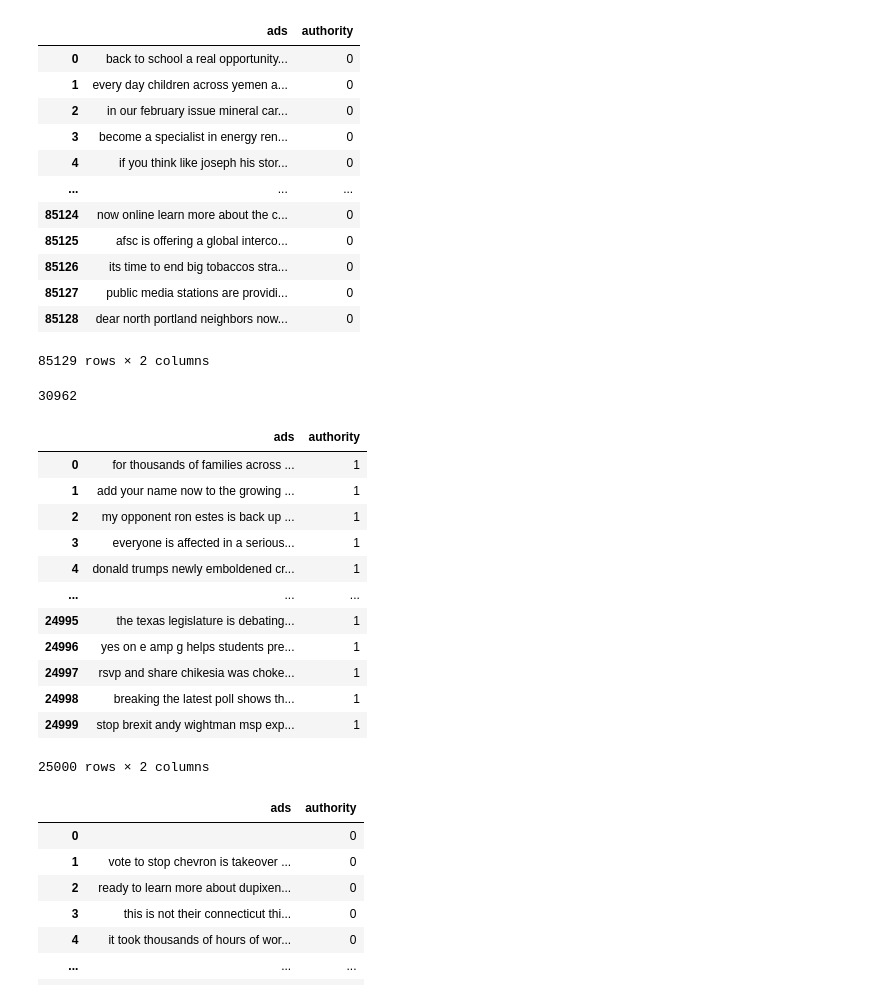
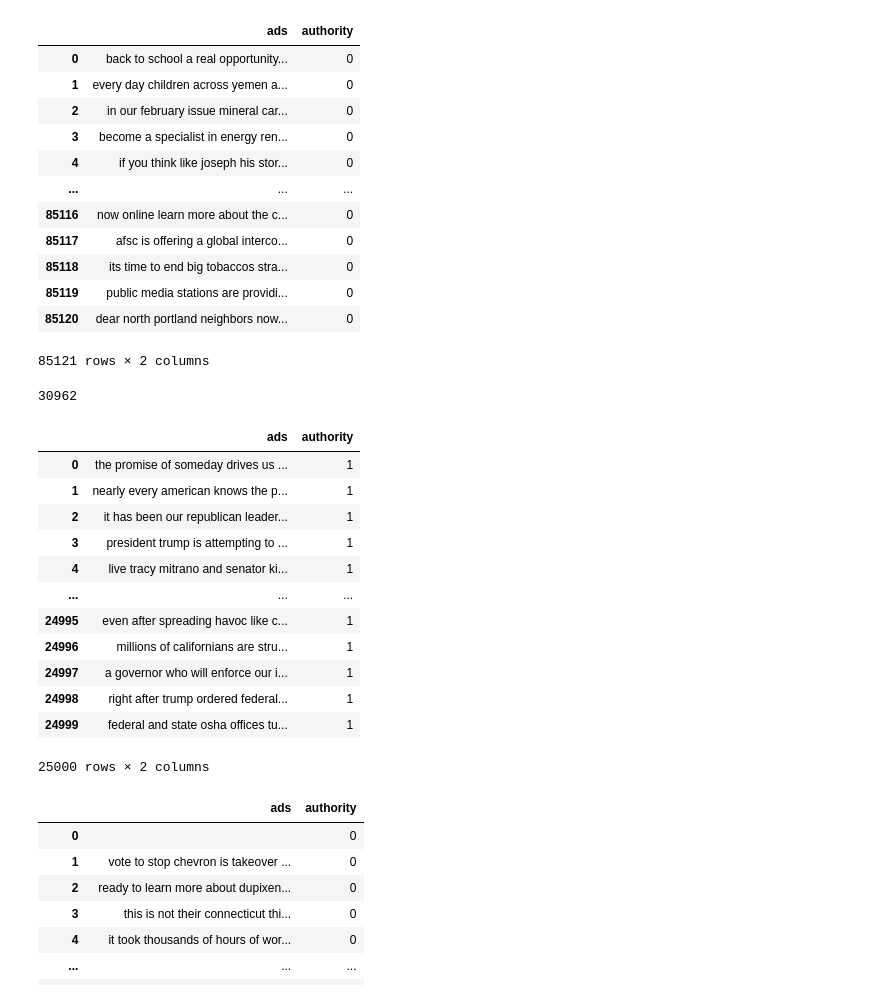
Before and after one commit to Inside0ut/PFE, a Jupyter notebook: Task-2/data/filters/authority_filter.ipynb, the cells around one changed output. Saved outputs shown, nothing was run; the diff lists cells and outputs as text; code cells hidden in the pictures.

```diff
--- a/Task-2/data/filters/authority_filter.ipynb
+++ b/Task-2/data/filters/authority_filter.ipynb
@@ -175,23 +17,23 @@ def contains_word(s, w):
     return False
 # %%
 # create a new dataframe
-df_authority = df_clean.copy()
+df_authority = pd.read_csv('../clean_dataset.csv')
 df_authority['authority'] = 0
 df_authority
 # %% [output]
 |  | ads | authority |
 | 0 | back to school a real opportunity... | 0 |
 | 1 | every day children across yemen a... | 0 |
 | 2 | in our february issue mineral car... | 0 |
 | 3 | become a specialist in energy ren... | 0 |
 | 4 | if you think like joseph his stor... | 0 |
 | ... | ... | ... |
-| 85124 | now online learn more about the c... | 0 |
-| 85125 | afsc is offering a global interco... | 0 |
-| 85126 | its time to end big tobaccos stra... | 0 |
-| 85127 | public media stations are providi... | 0 |
-| 85128 | dear north portland neighbors now... | 0 |
+| 85116 | now online learn more about the c... | 0 |
+| 85117 | afsc is offering a global interco... | 0 |
+| 85118 | its time to end big tobaccos stra... | 0 |
+| 85119 | public media stations are providi... | 0 |
+| 85120 | dear north portland neighbors now... | 0 |
-85129 rows × 2 columns
+85121 rows × 2 columns
 # %%
 index, authority_true = 0 , set()
 
@@ -211,17 +53,17 @@ df_authority_true['authority'] = 1
 df_authority_true
 # %% [output]
 |  | ads | authority |
-| 0 | for thousands of families across ... | 1 |
-| 1 | add your name now to the growing ... | 1 |
-| 2 | my opponent ron estes is back up ... | 1 |
-| 3 | everyone is affected in a serious... | 1 |
-| 4 | donald trumps newly emboldened cr... | 1 |
+| 0 | the promise of someday drives us ... | 1 |
+| 1 | nearly every american knows the p... | 1 |
+| 2 | it has been our republican leader... | 1 |
+| 3 | president trump is attempting to ... | 1 |
+| 4 | live tracy mitrano and senator ki... | 1 |
 | ... | ... | ... |
-| 24995 | the texas legislature is debating... | 1 |
-| 24996 | yes on e amp g helps students pre... | 1 |
-| 24997 | rsvp and share chikesia was choke... | 1 |
-| 24998 | breaking the latest poll shows th... | 1 |
-| 24999 | stop brexit andy wightman msp exp... | 1 |
+| 24995 | even after spreading havoc like c... | 1 |
+| 24996 | millions of californians are stru... | 1 |
+| 24997 | a governor who will enforce our i... | 1 |
+| 24998 | right after trump ordered federal... | 1 |
+| 24999 | federal and state osha offices tu... | 1 |
 25000 rows × 2 columns
 # %%
 # get ads that are more likely to not contain the authority bias
```
Also changed, not shown: parts of 7 cells of this notebook, 19 other files.
